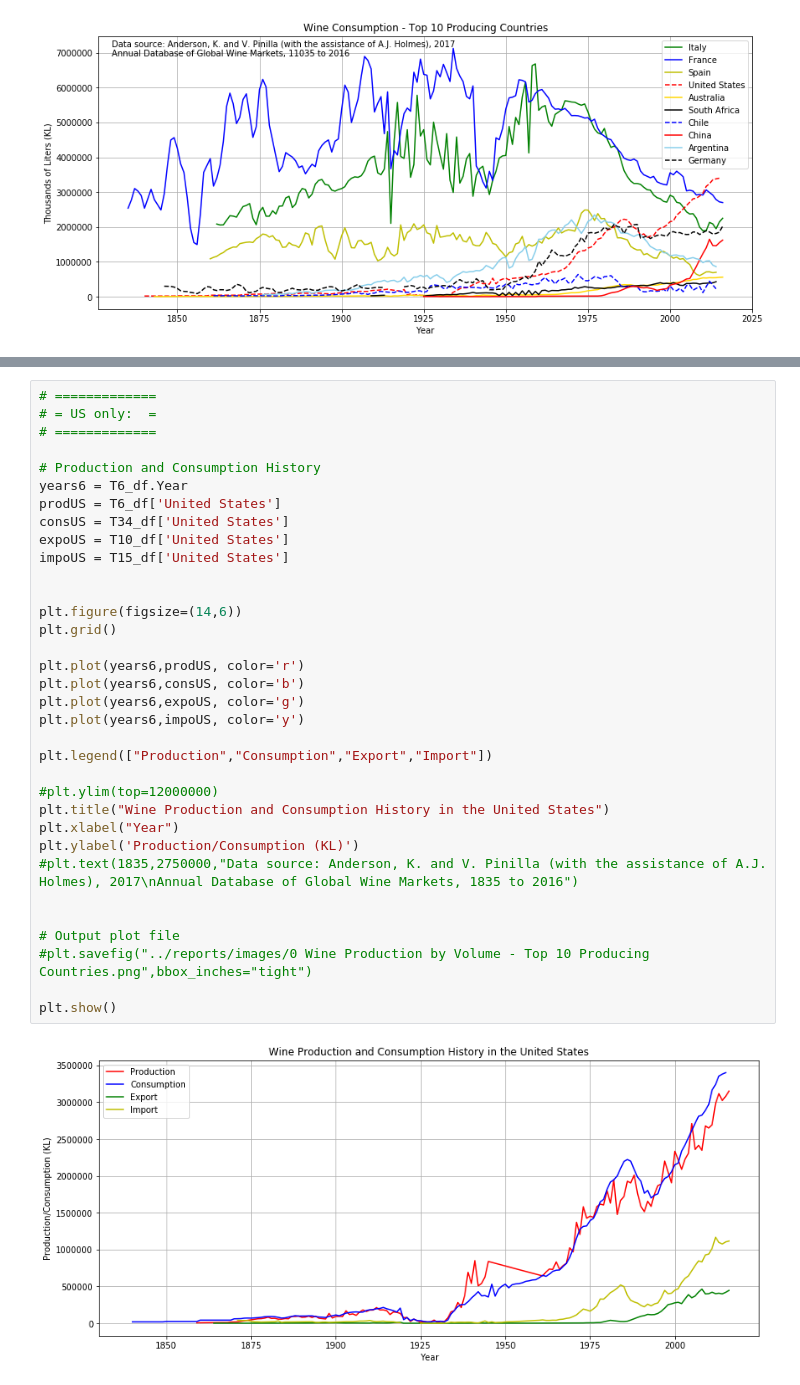
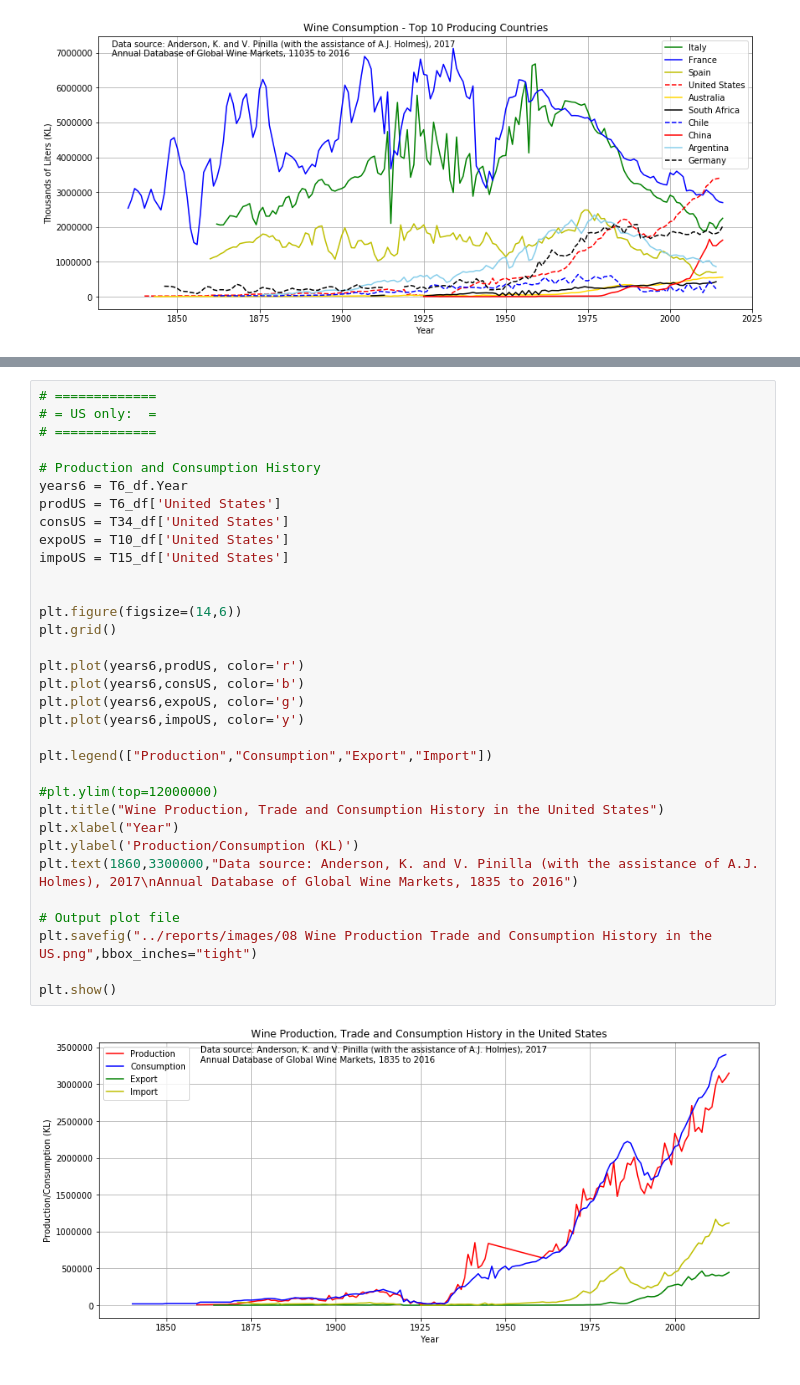
Before and after one commit to renatonico/Pygeons, a Jupyter notebook: notebooks/renato_final.ipynb, the cells around one changed output, grey strips where cells are left out. Drawn from its saved outputs; the diff is of its cells as text.

```diff
--- a/notebooks/renato_final.ipynb
+++ b/notebooks/renato_final.ipynb
@@ -336,35 +377,34 @@ plt.show()
 # =============
 # = US only:  =
 # =============
 
 # Production and Consumption History
 years6 = T6_df.Year
 prodUS = T6_df['United States']
 consUS = T34_df['United States']
 expoUS = T10_df['United States']
 impoUS = T15_df['United States']
 
 
 plt.figure(figsize=(14,6))
 plt.grid()
 
 plt.plot(years6,prodUS, color='r')
 plt.plot(years6,consUS, color='b')
 plt.plot(years6,expoUS, color='g')
 plt.plot(years6,impoUS, color='y')
 
 plt.legend(["Production","Consumption","Export","Import"])
 
 #plt.ylim(top=12000000)
-plt.title("Wine Production and Consumption History in the United States")
+plt.title("Wine Production, Trade and Consumption History in the United States")
 plt.xlabel("Year")
 plt.ylabel('Production/Consumption (KL)')
-#plt.text(1835,2750000,"Data source: Anderson, K. and V. Pinilla (with the assistance of A.J. Holmes), 2017\nAnnual Database of Global Wine Markets, 1835 to 2016")
-
+plt.text(1860,3300000,"Data source: Anderson, K. and V. Pinilla (with the assistance of A.J. Holmes), 2017\nAnnual Database of Global Wine Markets, 1835 to 2016")
 
 # Output plot file
-#plt.savefig("../reports/images/0 Wine Production by Volume - Top 10 Producing Countries.png",bbox_inches="tight")
+plt.savefig("../reports/images/08 Wine Production Trade and Consumption History in the US.png",bbox_inches="tight")
 
 plt.show()
 # %% [output]
-[figure, old version]
+[figure, new version]
```
Also changed, not shown: parts of 2 cells of this notebook, 3 other files.
